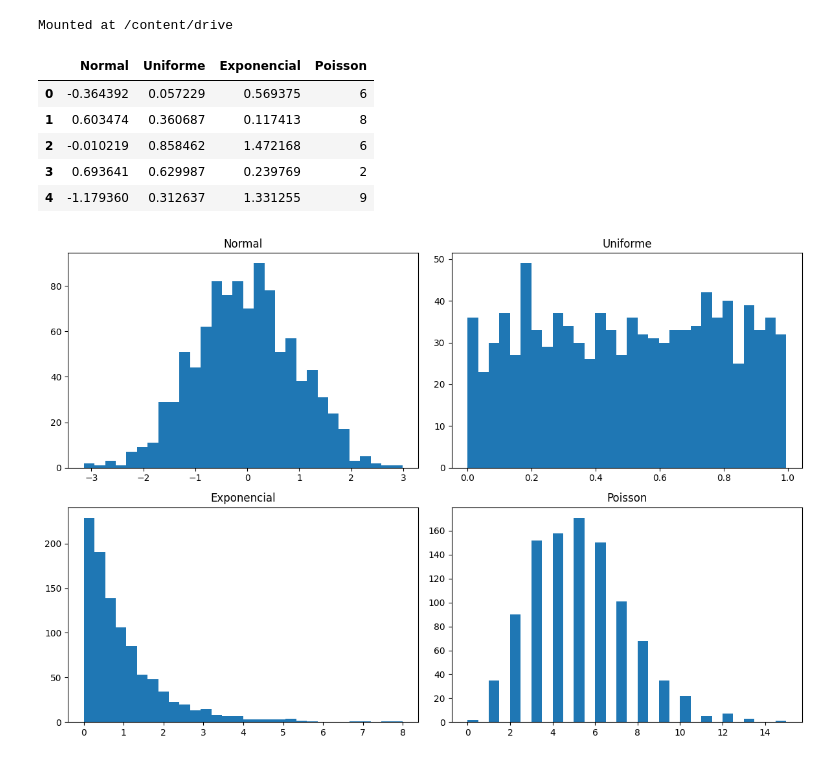
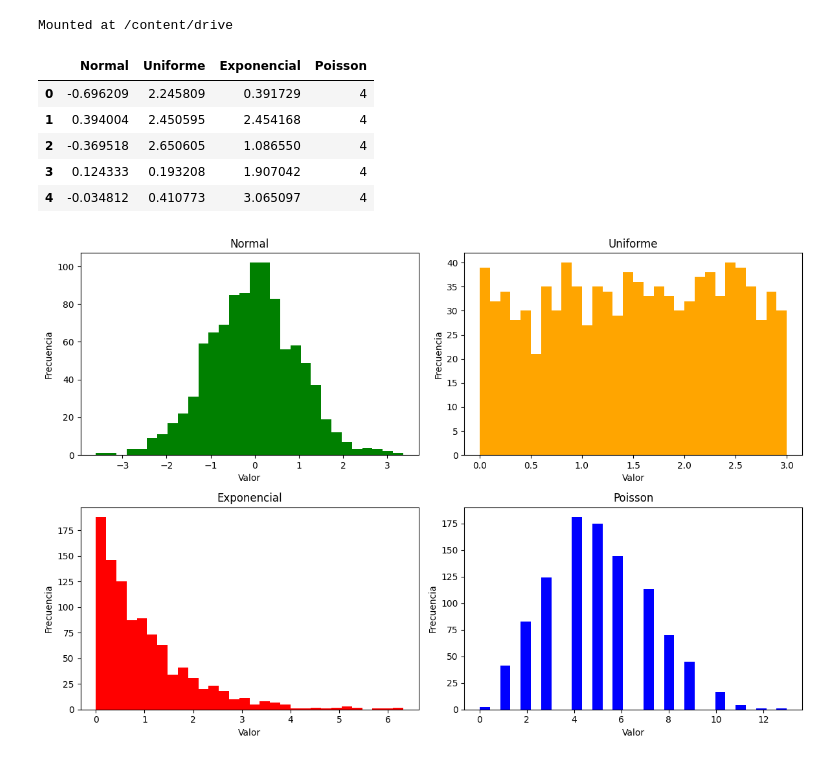
Before and after one commit to jonathanahc/Practicas, a Jupyter notebook: Práctica_9_Distribución_de_Datos_con_plt_subplots().ipynb, the cells around one changed output. Cells and saved outputs as stored; diff of their text form; code cells hidden in the pictures.

```diff
--- a/Práctica_9_Distribución_de_Datos_con_plt_subplots().ipynb
+++ b/Práctica_9_Distribución_de_Datos_con_plt_subplots().ipynb
@@ -9,39 +9,51 @@ import numpy as np
 # %% [output]
 Mounted at /content/drive
 # %%
+#Genera un DataFrame con Pandas que contenga 1000 valores en cuatro columnas (Normal, Uniforme, Exponencial, Poisson).
 df = pd.DataFrame({'Normal': np.random.normal(0, 1, 1000),
-                   'Uniforme': np.random.uniform(0, 1, 1000),
+                   'Uniforme': np.random.uniform(0, 3, 1000),
                    'Exponencial': np.random.exponential(1, 1000),
                    'Poisson': np.random.poisson(5, 1000)},
                   index=range(1000))
 df.head()
 # %% [output]
 |  | Normal | Uniforme | Exponencial | Poisson |
-| 0 | -0.364392 | 0.057229 | 0.569375 | 6 |
-| 1 | 0.603474 | 0.360687 | 0.117413 | 8 |
-| 2 | -0.010219 | 0.858462 | 1.472168 | 6 |
-| 3 | 0.693641 | 0.629987 | 0.239769 | 2 |
-| 4 | -1.179360 | 0.312637 | 1.331255 | 9 |
+| 0 | -0.696209 | 2.245809 | 0.391729 | 4 |
+| 1 | 0.394004 | 2.450595 | 2.454168 | 4 |
+| 2 | -0.369518 | 2.650605 | 1.086550 | 4 |
+| 3 | 0.124333 | 0.193208 | 1.907042 | 4 |
+| 4 | -0.034812 | 0.410773 | 3.065097 | 4 |
 # %%
+#Crea una figura con plt.subplots(2, 2) para organizar los histogramas en una cuadrícula de 2x2.
 fig, axes = plt.subplots(2, 2, figsize=(12, 8))
 
-# Normal
-axes[0, 0].hist(df['Normal'], bins=30)
-axes[0, 0].set_title('Normal')
 
-# Uniforme
-axes[0, 1].hist(df['Uniforme'], bins=30)
-axes[0, 1].set_title('Uniforme')
+# Grafica cada distribución en un subplot usando ax[i, j].hist().
+axes[0, 0].hist(df.Normal, bins=30, color="green")
+axes[0, 0].set_title("Normal")
+axes[0, 0].set_xlabel("Valor")
+axes[0, 0].set_ylabel("Frecuencia")
 
-# Exponencial
-axes[1, 0].hist(df['Exponencial'], bins=30)
-axes[1, 0].set_title('Exponencial')
 
-# Poisson
-axes[1, 1].hist(df['Poisson'], bins=30)
-axes[1, 1].set_title('Poisson')
+axes[0, 1].hist(df.Uniforme, bins=30, color="orange")
+axes[0, 1].set_title("Uniforme")
+axes[0, 1].set_xlabel("Valor")
+axes[0, 1].set_ylabel("Frecuencia")
 
+axes[1, 0].hist(df.Exponencial, bins=30, color="red")
+axes[1, 0].set_title("Exponencial")
+axes[1, 0].set_xlabel("Valor")
+axes[1, 0].set_ylabel("Frecuencia")
+
+
+axes[1, 1].hist(df.Poisson, bins=30, color="blue")
+axes[1, 1].set_title("Poisson")
+axes[1, 1].set_xlabel("Valor")
+axes[1, 1].set_ylabel("Frecuencia")
+
+
+# Agrega títulos a cada subplot y ajusta la disposición con tight_layout().
 plt.tight_layout()
 plt.show()
 # %% [output]
-[figure, old version]
+[figure, new version]
```
